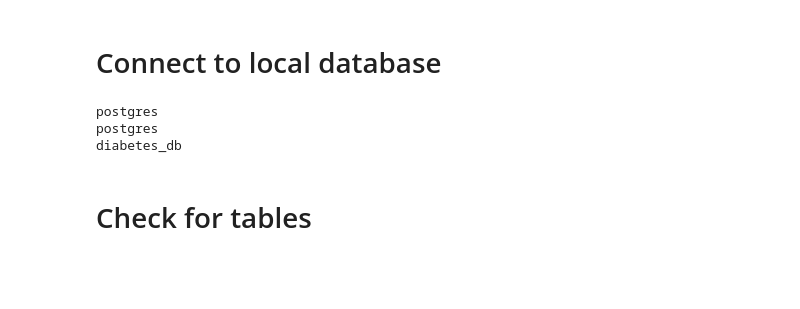
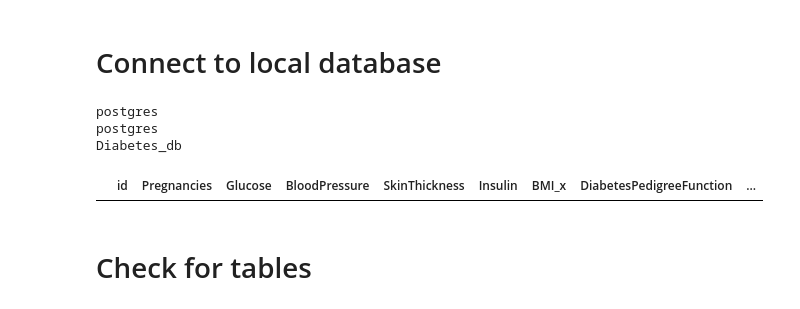
Before and after one commit to mward95/Diabetes_Extract_Transform_Load, a Jupyter notebook: Diabetes.ipynb, the cells around one changed output. Saved outputs shown, nothing was run; the diff lists cells and outputs as text; code cells hidden in the pictures; blank space fills up the shorter version.

```diff
--- a/Diabetes.ipynb
+++ b/Diabetes.ipynb
@@ -344,12 +348,12 @@ y = 0.27x + 0.58
 #This error is showing because the version we are running now is up to date, but futur update will require this pip install to proceed
 #pip install psycopg2-binary
 protocol = 'postgresql'
-#username = 'username'
-#password = 'password'
+# username = 'username'
+# password = 'password'
 
 host = 'localhost'
 port = 5432
-database_name = 'diabetes_db'
+database_name = 'Diabetes_db'
 print(username)
 print(password)
 print(database_name)
@@ -358,7 +362,14 @@ engine = create_engine(rds_connection_string)
 # %% [output]
 postgres
 postgres
-diabetes_db
+Diabetes_db
+# %%
+connection = engine.connect()
+employees = pd.read_sql('select * from diabetes', connection)
+
+employees.head()
+# %% [output]
+|  | id | Pregnancies | Glucose | BloodPressure | SkinThickness | Insulin | BMI_x | DiabetesPedigreeFunction | ... |
 # %% [markdown]
 # Check for tables
 # %%
```
Also changed, not shown: parts of 6 cells of this notebook, 8 other files.
